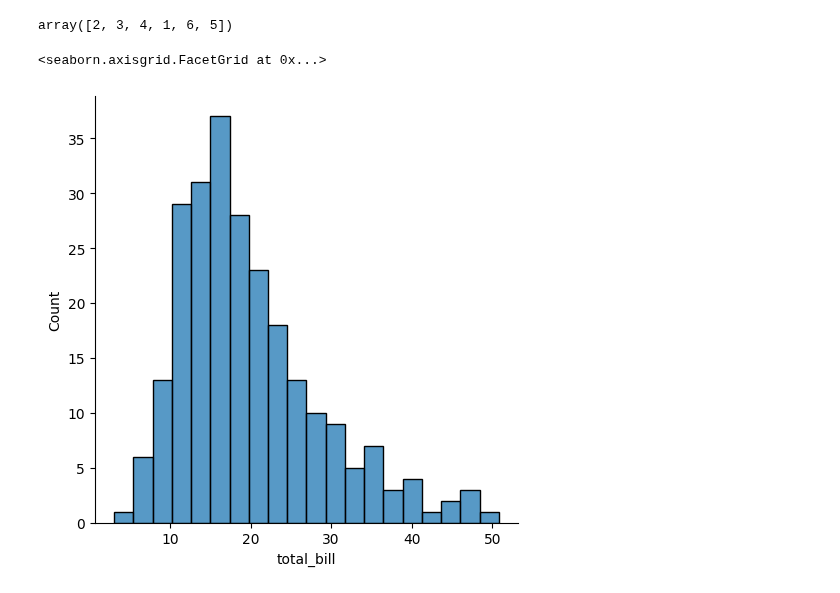
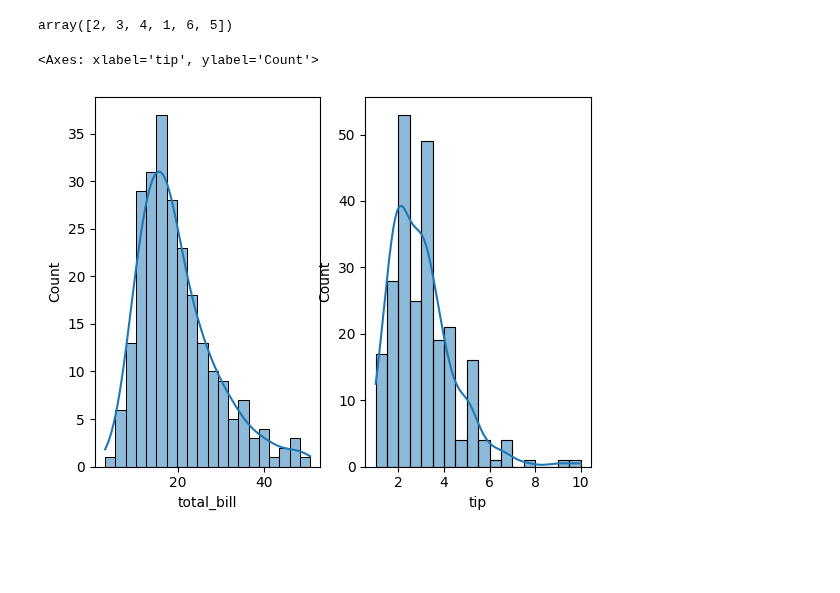
Before and after one commit to Itx-Psycho0/MY-Skills, a Jupyter notebook: SCRIPTING_LANGUAGES/Python/day15.ipynb, the cells around one changed output. Drawn from its saved outputs; the diff is of its cells as text; code cells hidden in the pictures; blank space fills up the shorter version.

```diff
--- a/SCRIPTING_LANGUAGES/Python/day15.ipynb
+++ b/SCRIPTING_LANGUAGES/Python/day15.ipynb
@@ -208,7 +208,11 @@ ef['size'].unique()
 # %% [output]
 array([2, 3, 4, 1, 6, 5])
 # %%
-sns.displot(ef['total_bill'],bins=20,kde = True)
+plt.subplot(1,2,1)
+
+sns.histplot(ef['total_bill'],bins=20,kde = True)
+plt.subplot(1,2,2)
+sns.histplot(ef['tip'],kde=True)
 # %% [output]
-<seaborn.axisgrid.FacetGrid at 0x...>
+<Axes: xlabel='tip', ylabel='Count'>
-[figure, old version]
+[figure, new version]
```
Also changed, not shown: parts of 10 cells of this notebook.
